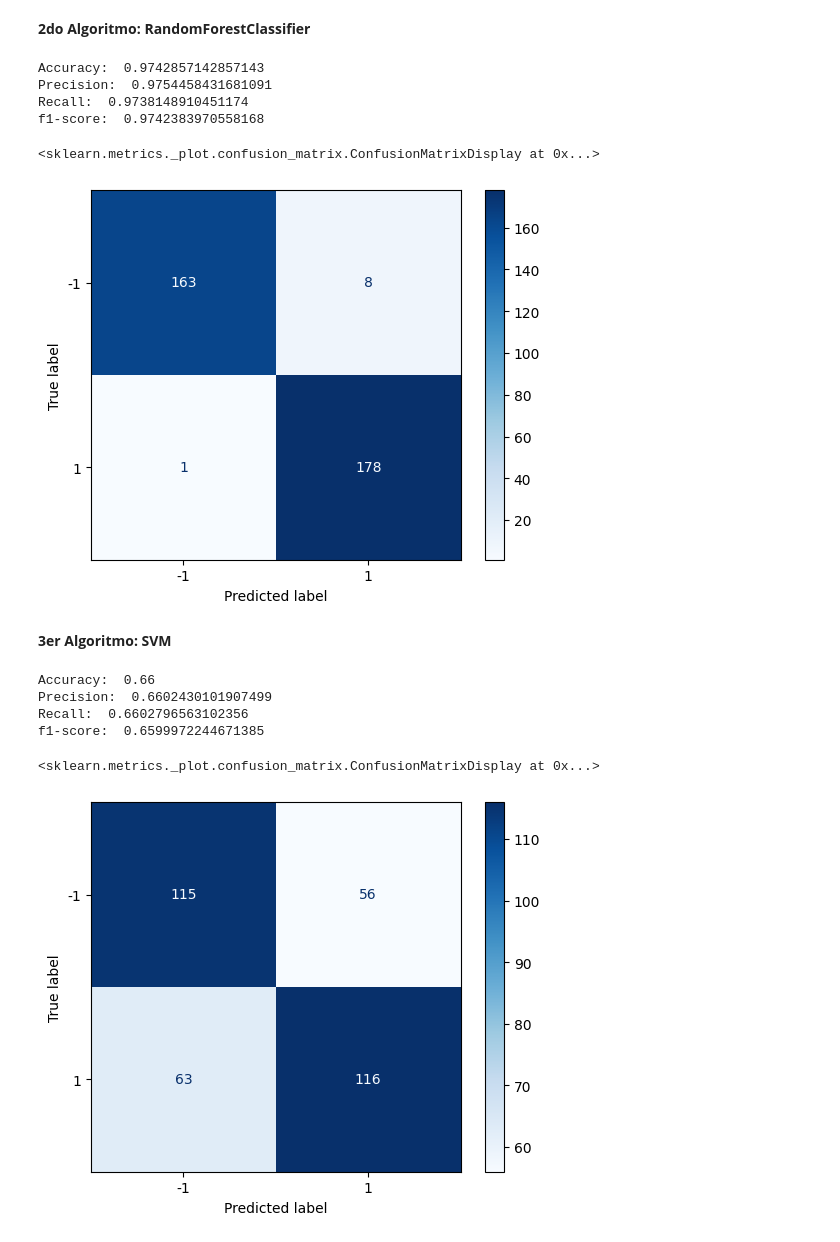
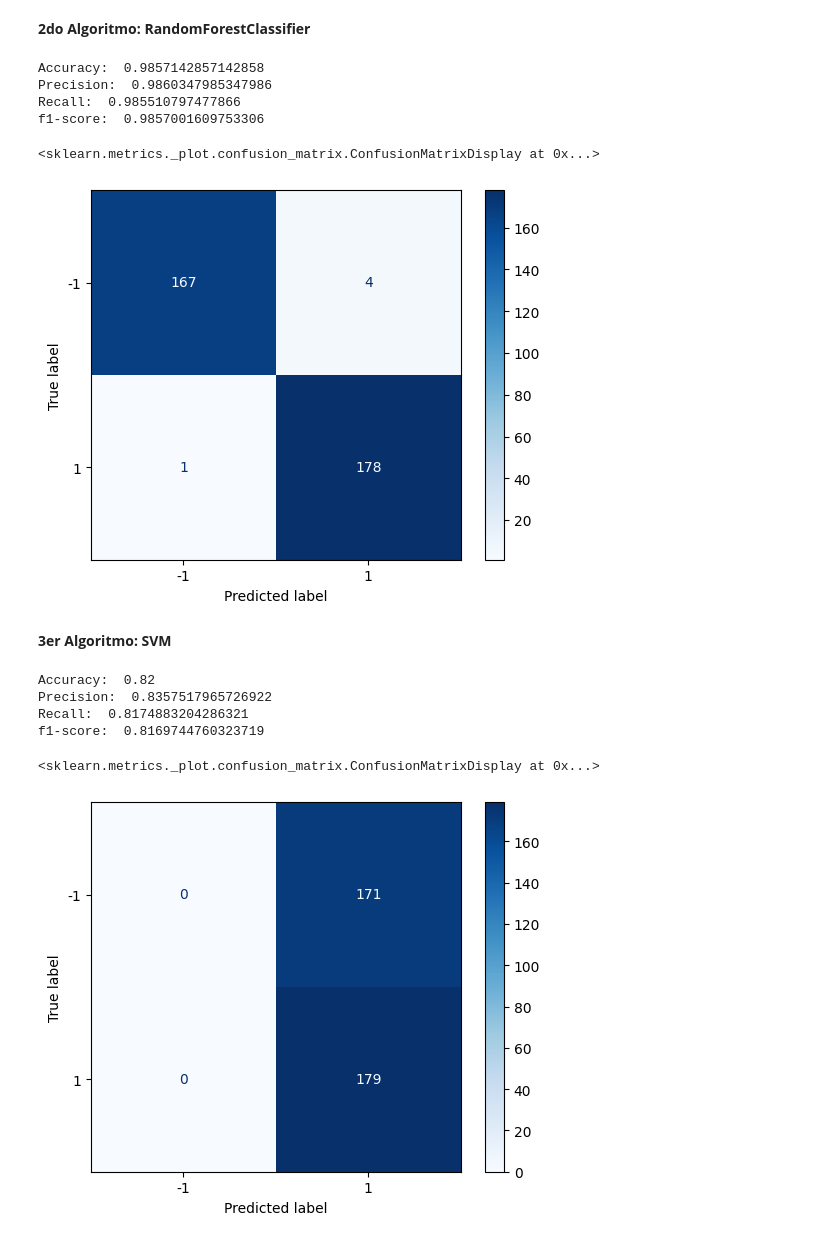
Before and after one commit to aparedesum/ProductivityPrediction, a Jupyter notebook: EvaluacionModelosProductividad.ipynb, the cells around one changed output. Saved outputs shown, nothing was run; the diff lists cells and outputs as text; code cells hidden in the pictures.

```diff
--- a/EvaluacionModelosProductividad.ipynb
+++ b/EvaluacionModelosProductividad.ipynb
@@ -181,6 +181,10 @@ categorical_features = ['quarter', 'department', 'day_of_week', 'team']
 for column_name in categorical_features:
   dummies = pd.get_dummies(df[column_name],prefix=column_name)
   df = pd.concat([df,dummies],axis=1)
+# %%
+from sklearn.preprocessing import LabelEncoder
+le = LabelEncoder()
+df["no_of_style_change_enc"] = le.fit_transform(df["no_of_style_change"])
 # %%
 #removiendo las columnas
 df=df.drop(['quarter', 'department', 'day_of_week', 'team'],axis=1)
@@ -401,42 +395,51 @@ f1-score:  0.9771241830065358
 # %%
 from sklearn.ensemble import RandomForestClassifier
 
-random_forest_model = RandomForestClassifier(max_depth=2, random_state=0)
+random_forest_model = RandomForestClassifier(max_depth=10, random_state=42)
 random_forest_model.fit(X_train,y_train)
 y_pred = random_forest_model.predict(X_test)
+
 print('Accuracy: ', accuracy_score(y_test, y_pred))
 print('Precision: ', precision_score(y_test, y_pred, average="macro"))
 print('Recall: ', recall_score(y_test, y_pred, average="macro", zero_division=0))
 print('f1-score: ', f1_score(y_test, y_pred, average="macro"))
 plot_confusion_matrix(random_forest_model, X_test, y_test,cmap=plt.cm.Blues)
 # %% [output]
-Accuracy:  0.9742857142857143
-Precision:  0.9754458431681091
-Recall:  0.9738148910451174
-f1-score:  0.9742383970558168
+Accuracy:  0.9857142857142858
+Precision:  0.9860347985347986
+Recall:  0.985510797477866
+f1-score:  0.9857001609753306
 <sklearn.metrics._plot.confusion_matrix.ConfusionMatrixDisplay at 0x...>
 [figure]
 # %% [markdown]
 **3er Algoritmo: SVM**
 # %%
 from sklearn.svm import SVC
+from sklearn.preprocessing import MinMaxScaler
+
+# El modelo SVC es bueno cuando se transforma la data.
+
+scaler = MinMaxScaler()
+X_train_scaled = scaler.fit_transform(X_train)
+X_test_scaled = scaler.transform(X_test)
 
 # Ajuste de modelo con kernel gaussiano
-svc_model = SVC(kernel='rbf', C=1, gamma=50)
-svc_model.fit(X_train,y_train)
-y_pred = svc_model.predict(X_test)
+svc_model = SVC(random_state=42, kernel='rbf', C=1, gamma=50)
+svc_model.fit(X_train_scaled,y_train)
+
+y_pred = svc_model.predict(X_test_scaled)
 
 print('Accuracy: ', accuracy_score(y_test, y_pred))
 print('Precision: ', precision_score(y_test, y_pred, average="macro"))
 print('Recall: ', recall_score(y_test, y_pred, average="macro", zero_division=0))
 print('f1-score: ', f1_score(y_test, y_pred, average="macro"))
 
 plot_confusion_matrix(svc_model, X_test, y_test,cmap=plt.cm.Blues)
 # %% [output]
-Accuracy:  0.66
-Precision:  0.6602430101907499
-Recall:  0.6602796563102356
-f1-score:  0.6599972244671385
+Accuracy:  0.82
+Precision:  0.8357517965726922
+Recall:  0.8174883204286321
+f1-score:  0.8169744760323719
 <sklearn.metrics._plot.confusion_matrix.ConfusionMatrixDisplay at 0x...>
-[figure, old version]
+[figure, new version]
 # %% [markdown]
```
Also changed, not shown: parts of 25 cells of this notebook.
